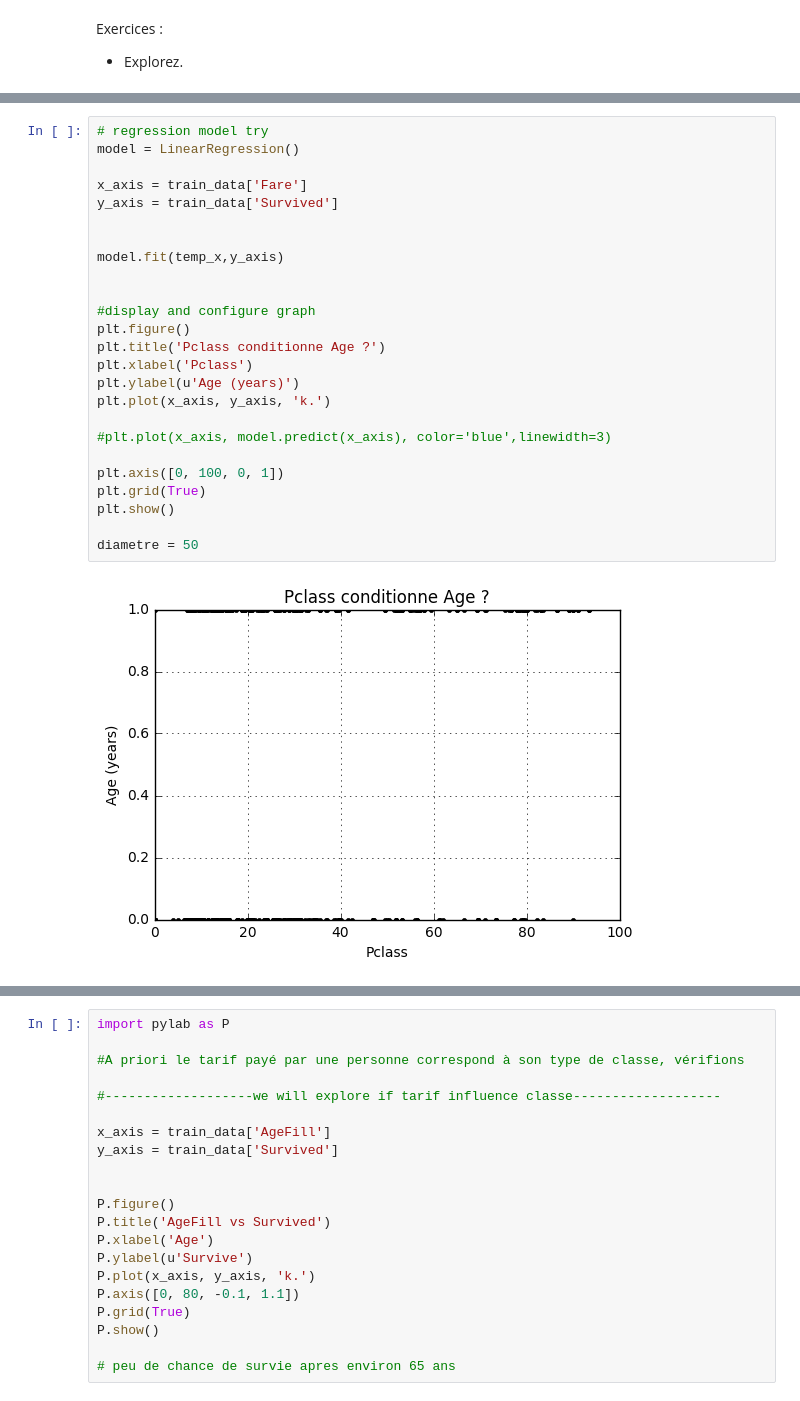
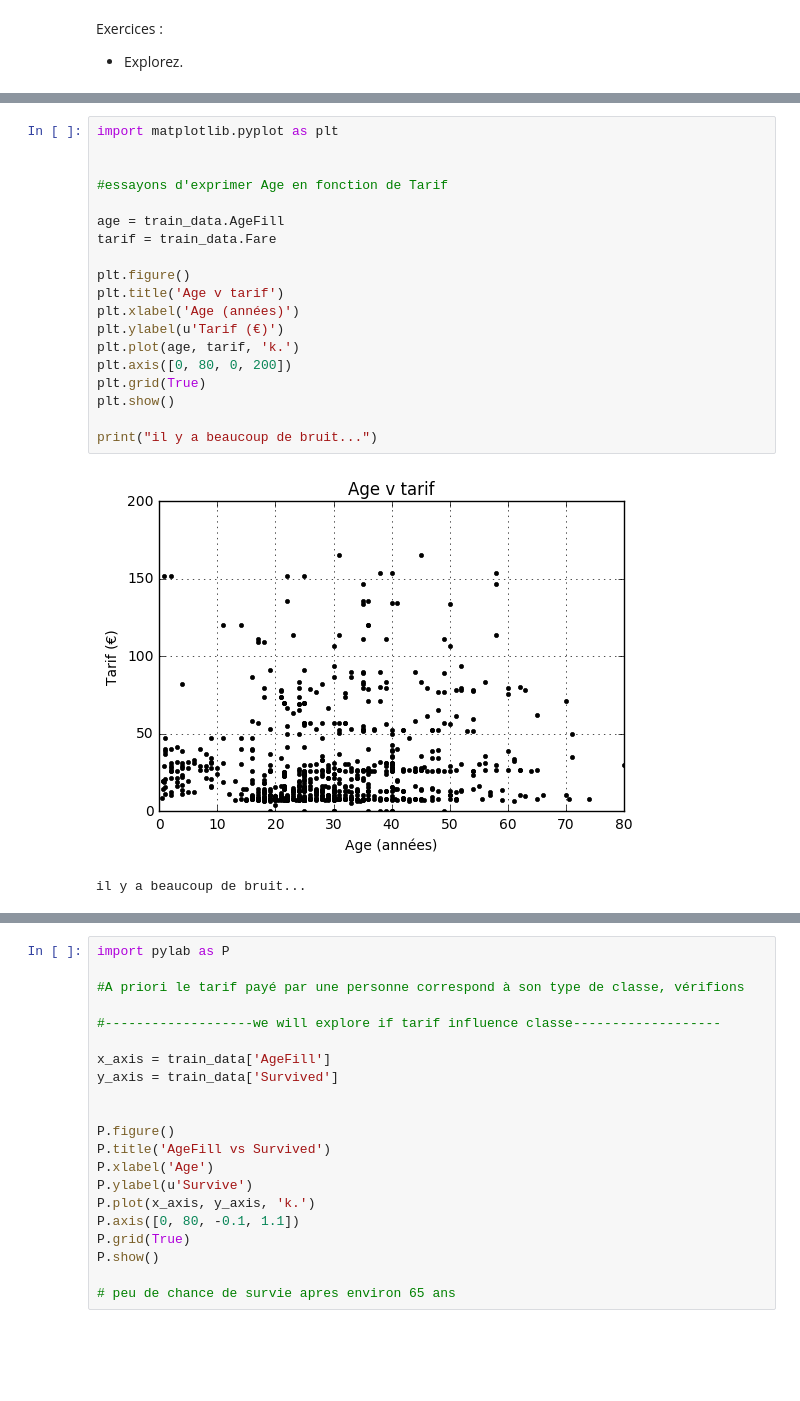
Before and after one commit to zackdu35/2016-2017, a Jupyter notebook: P1/pandas.ipynb, the cells around one changed output, grey strips where cells are left out. Saved outputs shown, nothing was run; the diff lists cells and outputs as text; blank space fills up the shorter version.

Commit message:
try regression tarif vs age and overlay woman and male

```diff
--- a/P1/pandas.ipynb
+++ b/P1/pandas.ipynb
@@ -522,27 +550,22 @@ pyplot.show()
-# %%
-# regression model try
-model = LinearRegression()
-
-x_axis = train_data['Fare']
-y_axis = train_data['Survived']
-
-
-model.fit(temp_x,y_axis)
-
-
-#display and configure graph
-plt.figure()
-plt.title('Pclass conditionne Age ?')
-plt.xlabel('Pclass')
-plt.ylabel(u'Age (years)')
-plt.plot(x_axis, y_axis, 'k.')
-
-#plt.plot(x_axis, model.predict(x_axis), color='blue',linewidth=3)
-
-plt.axis([0, 100, 0, 1])
-plt.grid(True)
-plt.show()
-
-diametre = 50
-# %% [output]
-[figure, removed]
+# %%
+import matplotlib.pyplot as plt
+
+
+#essayons d'exprimer Age en fonction de Tarif
+
+age = train_data.AgeFill
+tarif = train_data.Fare
+
+plt.figure()
+plt.title('Age v tarif')
+plt.xlabel('Age (années)')
+plt.ylabel(u'Tarif (€)')
+plt.plot(age, tarif, 'k.')
+plt.axis([0, 80, 0, 200])
+plt.grid(True)
+plt.show()
+
+print("il y a beaucoup de bruit...")
+# %% [output]
+[figure, added]
+il y a beaucoup de bruit...
```
Also changed, not shown: parts of 8 cells of this notebook, 1 other file.
